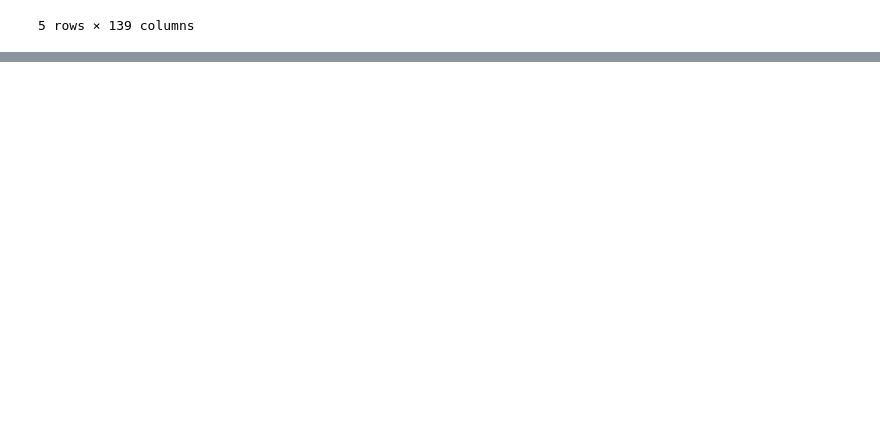
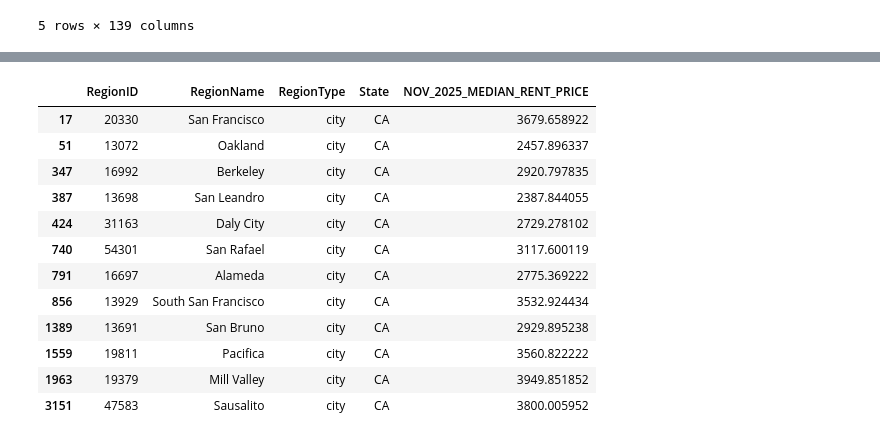
Before and after one commit to jagresti/remote-work-housing, a Jupyter notebook: city_data.ipynb, the cells around one changed output, grey strips where cells are left out. Drawn from its saved outputs; the diff is of its cells as text; code cells hidden in the pictures; blank space fills up the shorter version.

```diff
--- a/city_data.ipynb
+++ b/city_data.ipynb
@@ -169,0 +217,16 @@ home_price
+# %%
+rent_price
+# %% [output]
+|  | RegionID | RegionName | RegionType | State | NOV_2025_MEDIAN_RENT_PRICE |
+| 17 | 20330 | San Francisco | city | CA | 3679.658922 |
+| 51 | 13072 | Oakland | city | CA | 2457.896337 |
+| 347 | 16992 | Berkeley | city | CA | 2920.797835 |
+| 387 | 13698 | San Leandro | city | CA | 2387.844055 |
+| 424 | 31163 | Daly City | city | CA | 2729.278102 |
+| 740 | 54301 | San Rafael | city | CA | 3117.600119 |
+| 791 | 16697 | Alameda | city | CA | 2775.369222 |
+| 856 | 13929 | South San Francisco | city | CA | 3532.924434 |
+| 1389 | 13691 | San Bruno | city | CA | 2929.895238 |
+| 1559 | 19811 | Pacifica | city | CA | 3560.822222 |
+| 1963 | 19379 | Mill Valley | city | CA | 3949.851852 |
+| 3151 | 47583 | Sausalito | city | CA | 3800.005952 |
```
Also changed, not shown: parts of 6 cells of this notebook, 1 other file.
